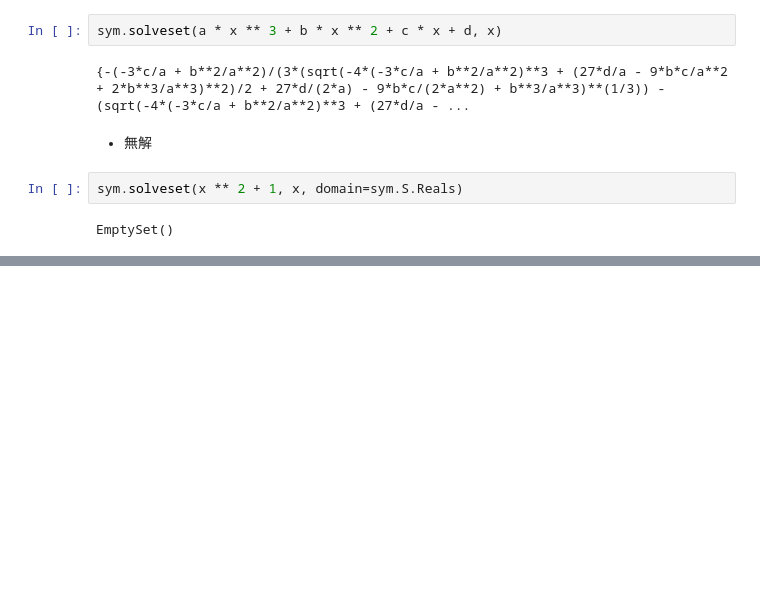
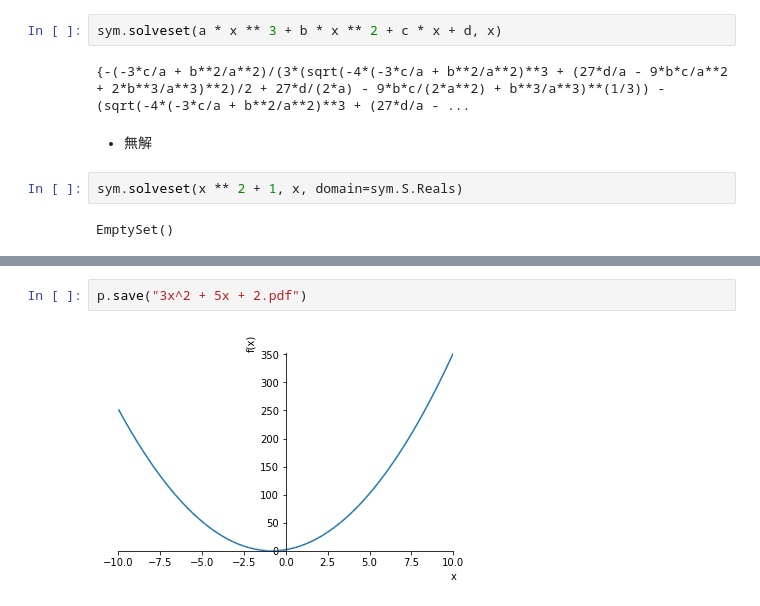
Before and after one commit to gnsJhenJie/DataScience, a Jupyter notebook: SymPy_Symbolic_Mathematics_Python.ipynb, the cells around one changed output, grey strips where cells are left out. Cells and saved outputs as stored; diff of their text form; blank space fills up the shorter version.

```diff
--- a/SymPy_Symbolic_Mathematics_Python.ipynb
+++ b/SymPy_Symbolic_Mathematics_Python.ipynb
@@ -75,0 +105,4 @@ EmptySet()
+# %%
+p.save("3x^2 + 5x + 2.pdf")
+# %% [output]
+[figure, added]
```
Also changed, not shown: parts of 13 cells of this notebook.
